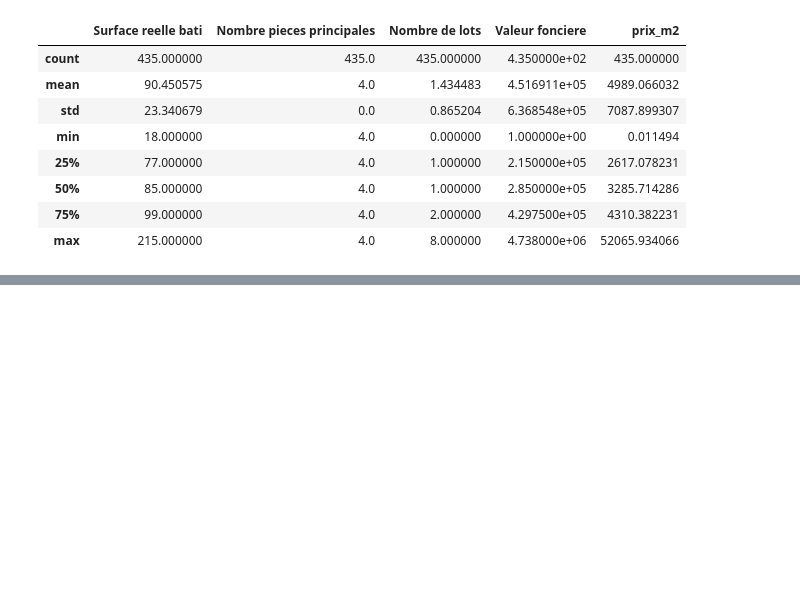
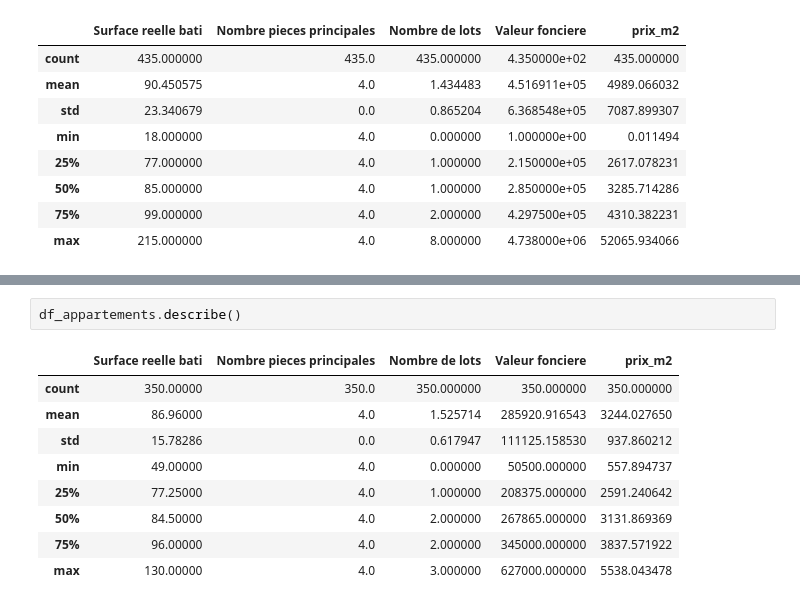
Before and after one commit to Aurelien-L/predicteur_immobilier_IA_API, a Jupyter notebook: notebooks/phase_1_lille.ipynb, the cells around one changed output, grey strips where cells are left out. Drawn from its saved outputs; the diff is of its cells as text; blank space fills up the shorter version.

```diff
--- a/notebooks/phase_1_lille.ipynb
+++ b/notebooks/phase_1_lille.ipynb
@@ -146,0 +270,12 @@ df_appartements.describe()
+# %%
+df_appartements.describe()
+# %% [output]
+|  | Surface reelle bati | Nombre pieces principales | Nombre de lots | Valeur fonciere | prix_m2 |
+| count | 350.00000 | 350.0 | 350.000000 | 350.000000 | 350.000000 |
+| mean | 86.96000 | 4.0 | 1.525714 | 285920.916543 | 3244.027650 |
+| std | 15.78286 | 0.0 | 0.617947 | 111125.158530 | 937.860212 |
+| min | 49.00000 | 4.0 | 0.000000 | 50500.000000 | 557.894737 |
+| 25% | 77.25000 | 4.0 | 1.000000 | 208375.000000 | 2591.240642 |
+| 50% | 84.50000 | 4.0 | 2.000000 | 267865.000000 | 3131.869369 |
+| 75% | 96.00000 | 4.0 | 2.000000 | 345000.000000 | 3837.571922 |
+| max | 130.00000 | 4.0 | 3.000000 | 627000.000000 | 5538.043478 |
```
Also changed, not shown: parts of 46 cells of this notebook, 1 other file.
